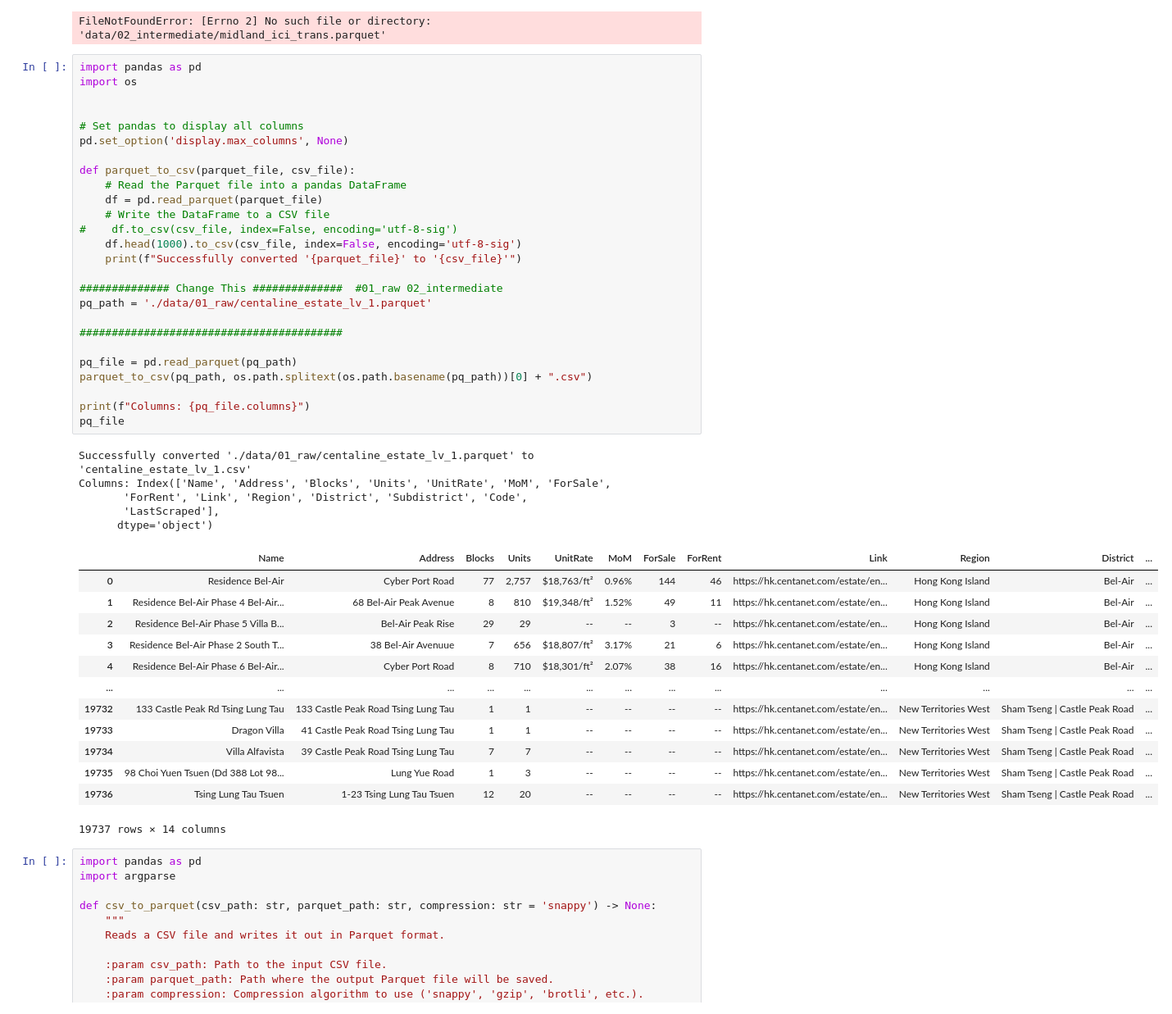
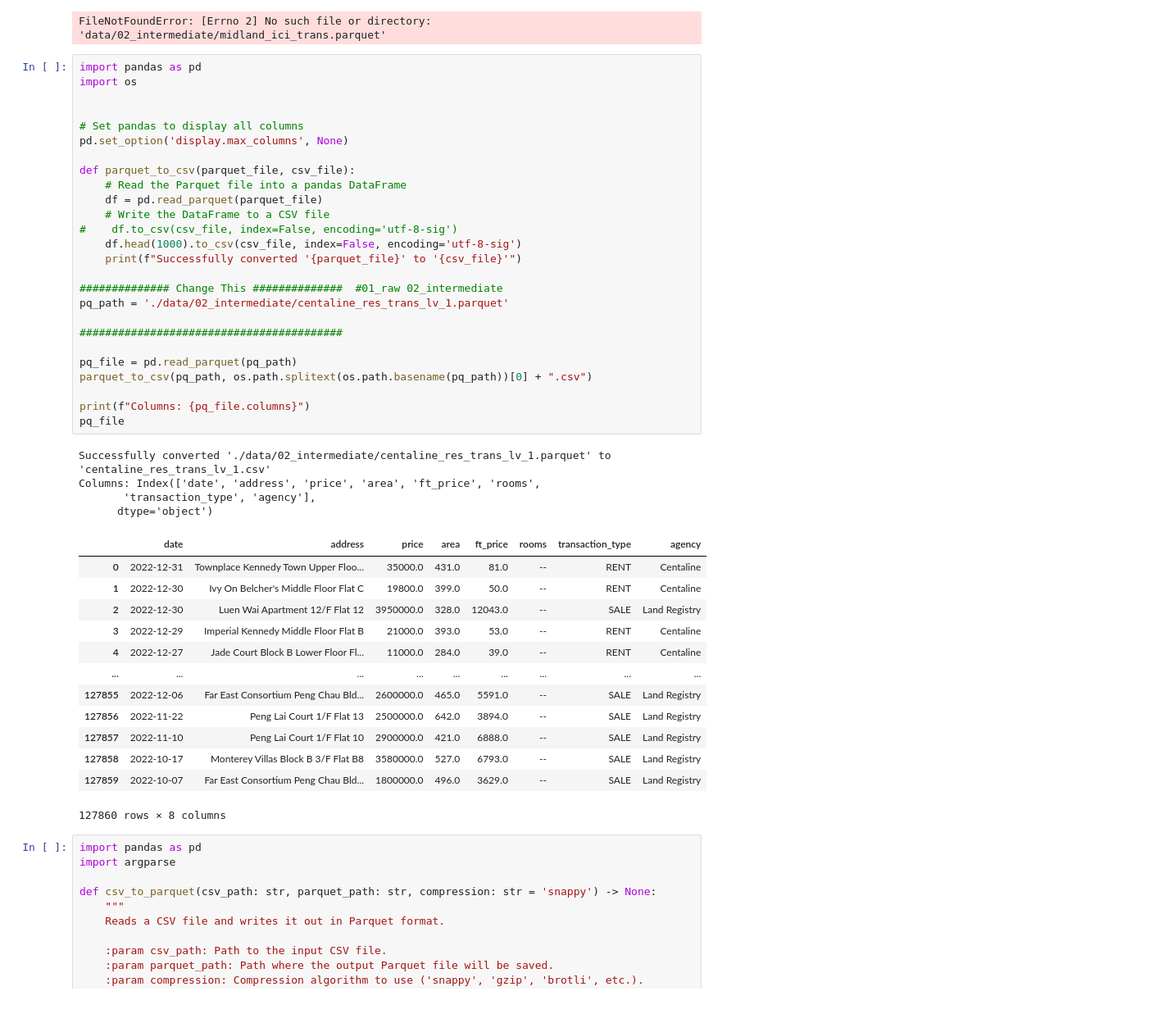
Before and after one commit to yutsang/property-scraper, a Jupyter notebook: test.ipynb, the cells around one changed output. Shown: that part at 82% size. Cells and saved outputs as stored; diff of their text form.

```diff
--- a/test.ipynb
+++ b/test.ipynb
@@ -856,48 +856,47 @@ FileNotFoundError: [Errno 2] No such file or directory: 'data/02_intermediate/mi
 # %%
 import pandas as pd
 import os
 
 
 # Set pandas to display all columns
 pd.set_option('display.max_columns', None)
 
 def parquet_to_csv(parquet_file, csv_file):
     # Read the Parquet file into a pandas DataFrame
     df = pd.read_parquet(parquet_file)
     # Write the DataFrame to a CSV file
 #    df.to_csv(csv_file, index=False, encoding='utf-8-sig')
     df.head(1000).to_csv(csv_file, index=False, encoding='utf-8-sig')
     print(f"Successfully converted '{parquet_file}' to '{csv_file}'")
 
 ############## Change This ##############  #01_raw 02_intermediate
-pq_path = './data/01_raw/centaline_estate_lv_1.parquet'
+pq_path = './data/02_intermediate/centaline_res_trans_lv_1.parquet'
 
 #########################################
 
 pq_file = pd.read_parquet(pq_path)
 parquet_to_csv(pq_path, os.path.splitext(os.path.basename(pq_path))[0] + ".csv")
 
 print(f"Columns: {pq_file.columns}")
 pq_file
 # %% [output]
-Successfully converted './data/01_raw/centaline_estate_lv_1.parquet' to 'centaline_estate_lv_1.csv'
-Columns: Index(['Name', 'Address', 'Blocks', 'Units', 'UnitRate', 'MoM', 'ForSale',
-       'ForRent', 'Link', 'Region', 'District', 'Subdistrict', 'Code',
-       'LastScraped'],
+Successfully converted './data/02_intermediate/centaline_res_trans_lv_1.parquet' to 'centaline_res_trans_lv_1.csv'
+Columns: Index(['date', 'address', 'price', 'area', 'ft_price', 'rooms',
+       'transaction_type', 'agency'],
       dtype='object')
-|  | Name | Address | Blocks | Units | UnitRate | MoM | ForSale | ForRent | Link | Region | District | ... |
-| 0 | Residence Bel-Air | Cyber Port Road | 77 | 2,757 | $18,763/ft² | 0.96% | 144 | 46 | https://hk.centanet.com/estate/en... | Hong Kong Island | Bel-Air | ... |
-| 1 | Residence Bel-Air Phase 4 Bel-Air... | 68 Bel-Air Peak Avenue | 8 | 810 | $19,348/ft² | 1.52% | 49 | 11 | https://hk.centanet.com/estate/en... | Hong Kong Island | Bel-Air | ... |
-| 2 | Residence Bel-Air Phase 5 Villa B... | Bel-Air Peak Rise | 29 | 29 | -- | -- | 3 | -- | https://hk.centanet.com/estate/en... | Hong Kong Island | Bel-Air | ... |
-| 3 | Residence Bel-Air Phase 2 South T... | 38 Bel-Air Avenuue | 7 | 656 | $18,807/ft² | 3.17% | 21 | 6 | https://hk.centanet.com/estate/en... | Hong Kong Island | Bel-Air | ... |
-| 4 | Residence Bel-Air Phase 6 Bel-Air... | Cyber Port Road | 8 | 710 | $18,301/ft² | 2.07% | 38 | 16 | https://hk.centanet.com/estate/en... | Hong Kong Island | Bel-Air | ... |
-| ... | ... | ... | ... | ... | ... | ... | ... | ... | ... | ... | ... | ... |
-| 19732 | 133 Castle Peak Rd Tsing Lung Tau | 133 Castle Peak Road Tsing Lung Tau | 1 | 1 | -- | -- | -- | -- | https://hk.centanet.com/estate/en... | New Territories West | Sham Tseng | Castle Peak Road | ... |
-| 19733 | Dragon Villa | 41 Castle Peak Road Tsing Lung Tau | 1 | 1 | -- | -- | -- | -- | https://hk.centanet.com/estate/en... | New Territories West | Sham Tseng | Castle Peak Road | ... |
-| 19734 | Villa Alfavista | 39 Castle Peak Road Tsing Lung Tau | 7 | 7 | -- | -- | -- | -- | https://hk.centanet.com/estate/en... | New Territories West | Sham Tseng | Castle Peak Road | ... |
-| 19735 | 98 Choi Yuen Tsuen (Dd 388 Lot 98... | Lung Yue Road | 1 | 3 | -- | -- | -- | -- | https://hk.centanet.com/estate/en... | New Territories West | Sham Tseng | Castle Peak Road | ... |
-| 19736 | Tsing Lung Tau Tsuen | 1-23 Tsing Lung Tau Tsuen | 12 | 20 | -- | -- | -- | -- | https://hk.centanet.com/estate/en... | New Territories West | Sham Tseng | Castle Peak Road | ... |
+|  | date | address | price | area | ft_price | rooms | transaction_type | agency |
+| 0 | 2022-12-31 | Townplace Kennedy Town Upper Floo... | 35000.0 | 431.0 | 81.0 | -- | RENT | Centaline |
+| 1 | 2022-12-30 | Ivy On Belcher's Middle Floor Flat C | 19800.0 | 399.0 | 50.0 | -- | RENT | Centaline |
+| 2 | 2022-12-30 | Luen Wai Apartment 12/F Flat 12 | 3950000.0 | 328.0 | 12043.0 | -- | SALE | Land Registry |
+| 3 | 2022-12-29 | Imperial Kennedy Middle Floor Flat B | 21000.0 | 393.0 | 53.0 | -- | RENT | Centaline |
+| 4 | 2022-12-27 | Jade Court Block B Lower Floor Fl... | 11000.0 | 284.0 | 39.0 | -- | RENT | Centaline |
+| ... | ... | ... | ... | ... | ... | ... | ... | ... |
+| 127855 | 2022-12-06 | Far East Consortium Peng Chau Bld... | 2600000.0 | 465.0 | 5591.0 | -- | SALE | Land Registry |
+| 127856 | 2022-11-22 | Peng Lai Court 1/F Flat 13 | 2500000.0 | 642.0 | 3894.0 | -- | SALE | Land Registry |
+| 127857 | 2022-11-10 | Peng Lai Court 1/F Flat 10 | 2900000.0 | 421.0 | 6888.0 | -- | SALE | Land Registry |
+| 127858 | 2022-10-17 | Monterey Villas Block B 3/F Flat B8 | 3580000.0 | 527.0 | 6793.0 | -- | SALE | Land Registry |
+| 127859 | 2022-10-07 | Far East Consortium Peng Chau Bld... | 1800000.0 | 496.0 | 3629.0 | -- | SALE | Land Registry |
-19737 rows × 14 columns
+127860 rows × 8 columns
 # %%
 import pandas as pd
 import argparse
```
Also changed, not shown: 11 other files.
